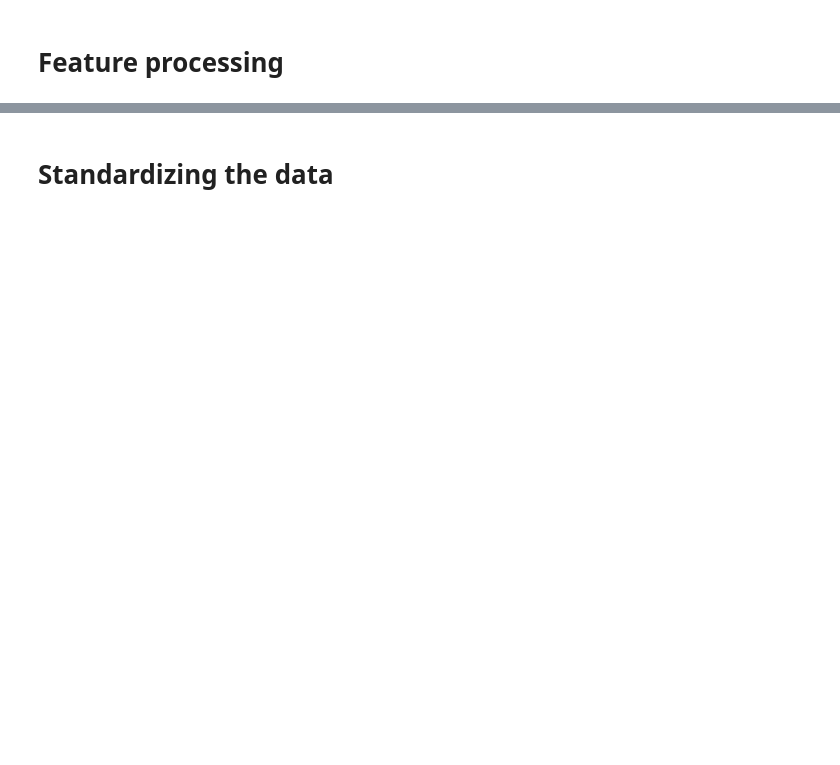
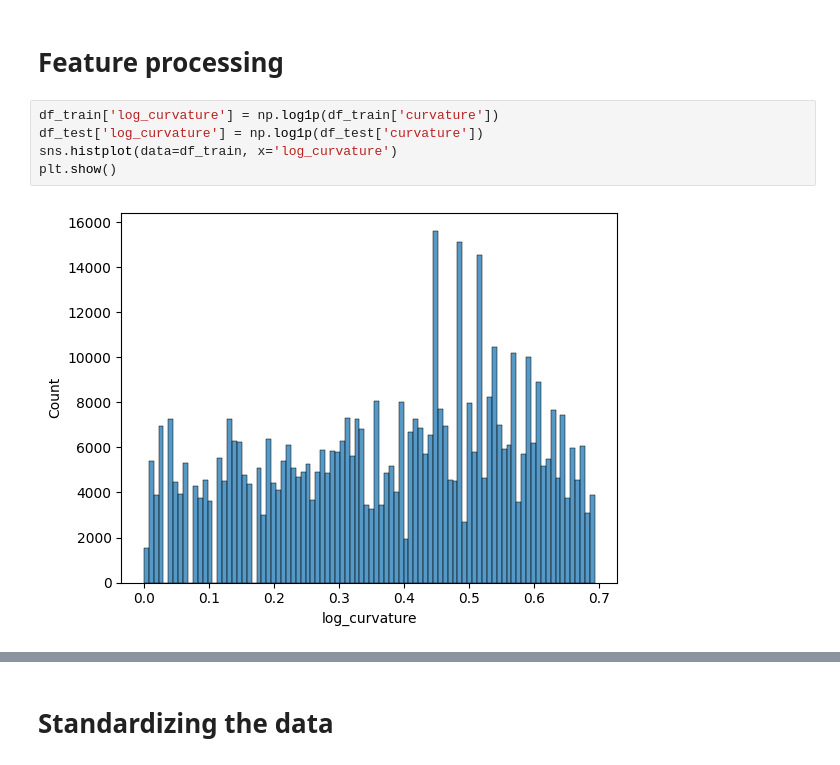
Before and after one commit to StutiSharma22/Kaggle-projects, a Jupyter notebook: predicting-road-accident-risk.ipynb, the cells around one changed output, grey strips where cells are left out. Cells and saved outputs as stored; diff of their text form; blank space fills up the shorter version.

```diff
--- a/predicting-road-accident-risk.ipynb
+++ b/predicting-road-accident-risk.ipynb
@@ -174,2 +147,9 @@ plt.show()
 # %% [markdown]
 # **Feature processing**
+# %%
+df_train['log_curvature'] = np.log1p(df_train['curvature'])
+df_test['log_curvature'] = np.log1p(df_test['curvature'])
+sns.histplot(data=df_train, x='log_curvature')
+plt.show()
+# %% [output]
+[figure, added]
```
Also changed, not shown: parts of 28 cells of this notebook.
